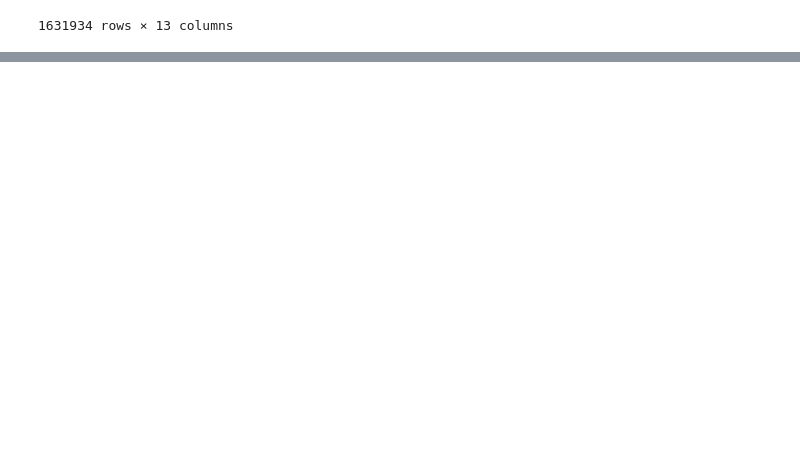
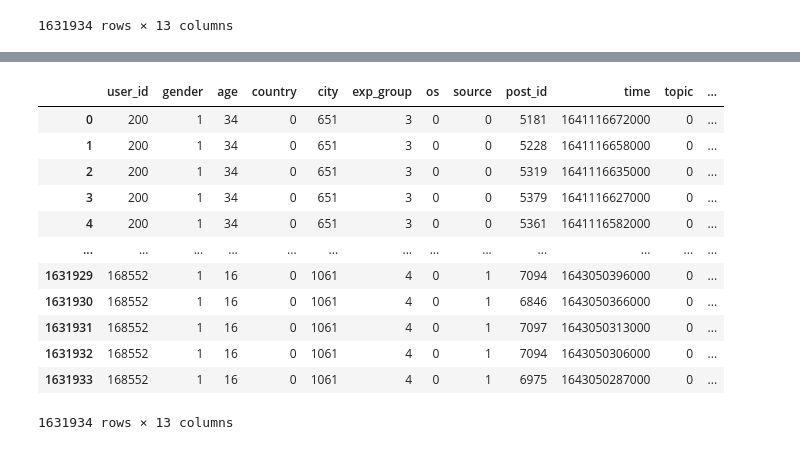
Before and after one commit to swhistle/fastapi-app, a Jupyter notebook: internals/scripts/data_preprocessing/data_preprocessing.ipynb, the cells around one changed output, grey strips where cells are left out. Cells and saved outputs as stored; diff of their text form; code cells hidden in the pictures; blank space fills up the shorter version.

Commit message:
process post text using stemming and tfidf vectorization; add new features for users and posts

```diff
--- a/internals/scripts/data_preprocessing/data_preprocessing.ipynb
+++ b/internals/scripts/data_preprocessing/data_preprocessing.ipynb
@@ -292,0 +269,13 @@ df_2
+# %%
+from nltk.stem import PorterStemmer
+
+# Создание экземпляра стеммера Портера из NLTK
+stemmer = PorterStemmer()
+
+# Определение функции для стемминга текста
+def stem_text(text):
+    return ' '.join([stemmer.stem(word) for word in text.split()])
+# %%
+df_text = df_2['text']
+
+df_stemmed_text = df_text.apply(stem_text)
@@ -292,0 +297,3 @@ df_2
+# %%
+df_2['stemmed_text'] = df_stemmed_text
+df_2
@@ -292,0 +316,20 @@ df_2
+# %%
+df_text_len = df_2['text'].map(len)
+df_2['text_len'] = df_text_len
+# %%
+df_3 = df_2.drop(['text', 'stemmed_text'], axis=1)
+df_3
+# %% [output]
+|  | user_id | gender | age | country | city | exp_group | os | source | post_id | time | topic | ... |
+| 0 | 200 | 1 | 34 | 0 | 651 | 3 | 0 | 0 | 5181 | 1641116672000 | 0 | ... |
+| 1 | 200 | 1 | 34 | 0 | 651 | 3 | 0 | 0 | 5228 | 1641116658000 | 0 | ... |
+| 2 | 200 | 1 | 34 | 0 | 651 | 3 | 0 | 0 | 5319 | 1641116635000 | 0 | ... |
+| 3 | 200 | 1 | 34 | 0 | 651 | 3 | 0 | 0 | 5379 | 1641116627000 | 0 | ... |
+| 4 | 200 | 1 | 34 | 0 | 651 | 3 | 0 | 0 | 5361 | 1641116582000 | 0 | ... |
+| ... | ... | ... | ... | ... | ... | ... | ... | ... | ... | ... | ... | ... |
+| 1631929 | 168552 | 1 | 16 | 0 | 1061 | 4 | 0 | 1 | 7094 | 1643050396000 | 0 | ... |
+| 1631930 | 168552 | 1 | 16 | 0 | 1061 | 4 | 0 | 1 | 6846 | 1643050366000 | 0 | ... |
+| 1631931 | 168552 | 1 | 16 | 0 | 1061 | 4 | 0 | 1 | 7097 | 1643050313000 | 0 | ... |
+| 1631932 | 168552 | 1 | 16 | 0 | 1061 | 4 | 0 | 1 | 7094 | 1643050306000 | 0 | ... |
+| 1631933 | 168552 | 1 | 16 | 0 | 1061 | 4 | 0 | 1 | 6975 | 1643050287000 | 0 | ... |
+1631934 rows × 13 columns
```
Also changed, not shown: parts of 29 cells of this notebook.
